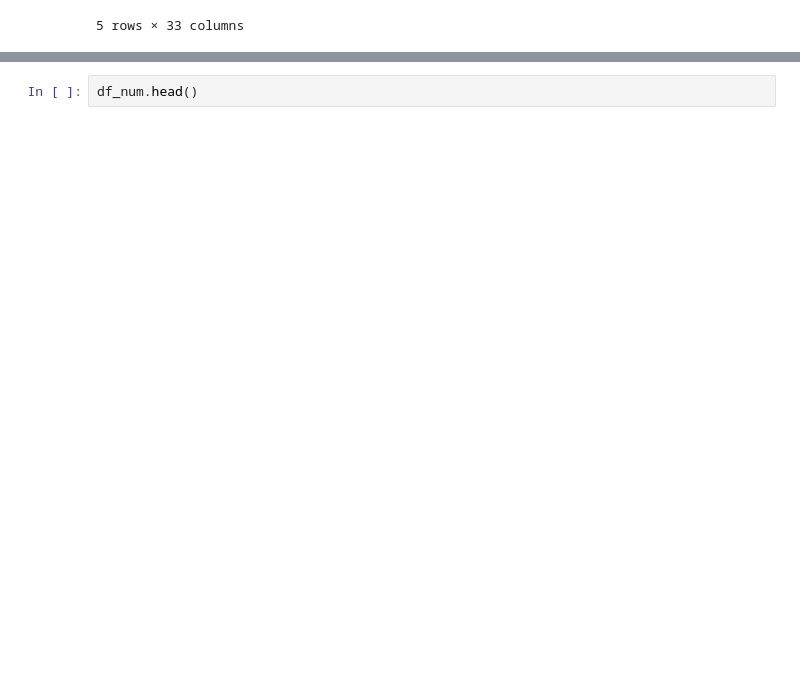
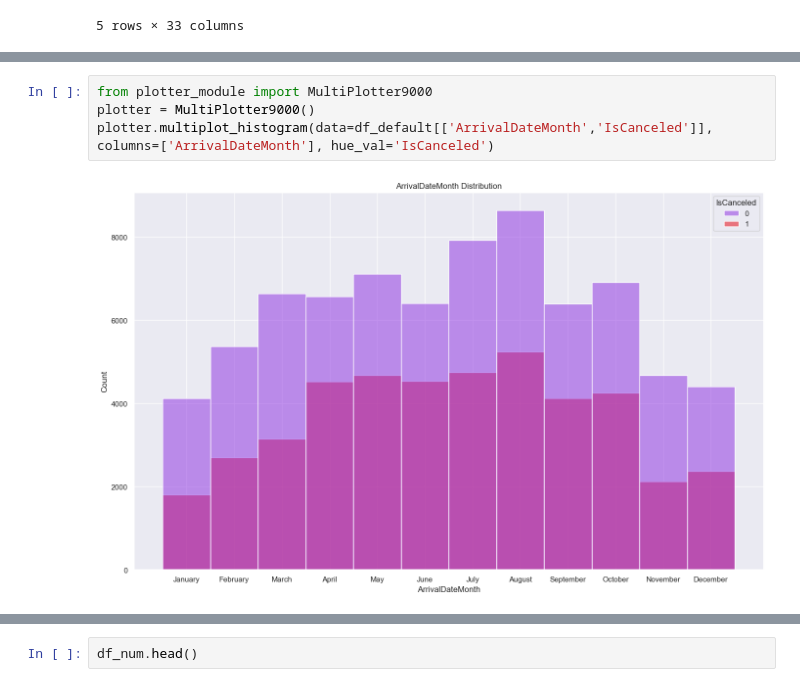
Before and after one commit to mattedefra/Group-AM, a Jupyter notebook: notebooks/Data Cleaning EDA.ipynb, the cells around one changed output, grey strips where cells are left out. Cells and saved outputs as stored; diff of their text form; blank space fills up the shorter version.

```diff
--- a/notebooks/Data Cleaning EDA.ipynb
+++ b/notebooks/Data Cleaning EDA.ipynb
@@ -105,0 +122,6 @@ for column in df_default.columns:
+# %%
+from plotter_module import MultiPlotter9000
+plotter = MultiPlotter9000()
+plotter.multiplot_histogram(data=df_default[['ArrivalDateMonth','IsCanceled']], columns=['ArrivalDateMonth'], hue_val='IsCanceled')
+# %% [output]
+[figure, added]
```
Also changed, not shown: parts of 10 cells of this notebook, 1 other file.
